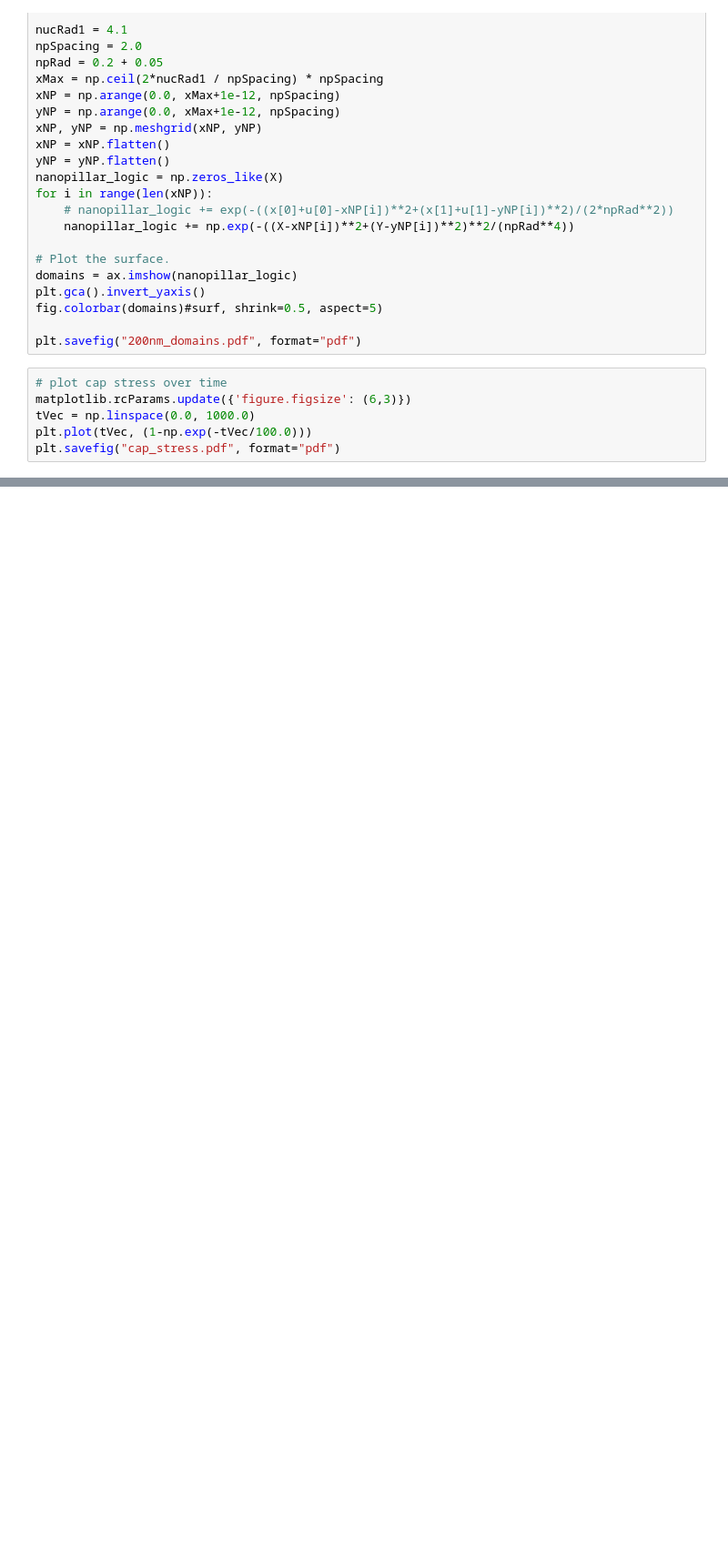
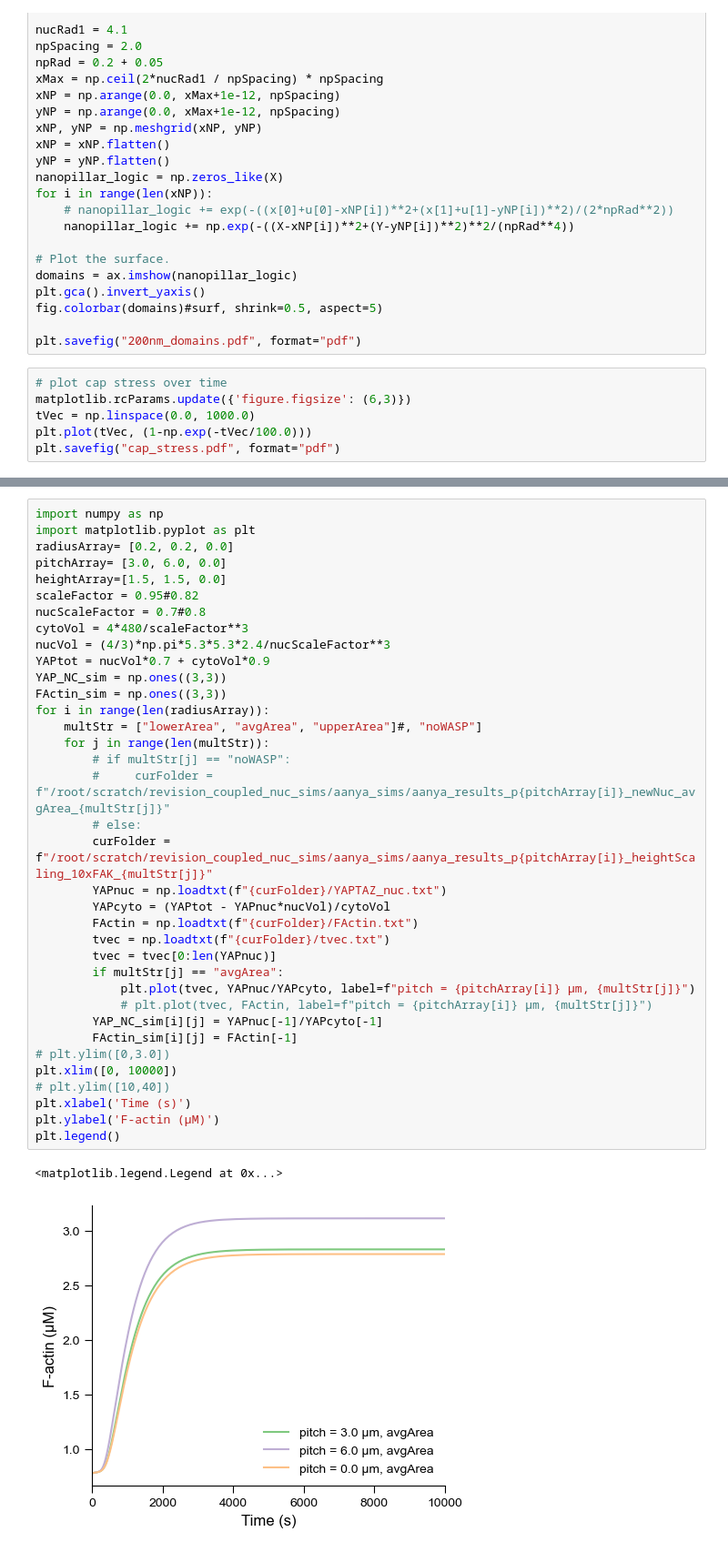
Before and after one commit to RangamaniLabUCSD/smart-mechanotransduction, a Jupyter notebook: plotting/mech_figs.ipynb, the cells around one changed output, grey strips where cells are left out. Shown at 91% size. Cells and saved outputs as stored; diff of their text form; blank space fills up the shorter version.

```diff
--- a/plotting/mech_figs.ipynb
+++ b/plotting/mech_figs.ipynb
@@ -396,0 +724,39 @@ plt.savefig("cap_stress.pdf", format="pdf")
+# %%
+import numpy as np
+import matplotlib.pyplot as plt
+radiusArray= [0.2, 0.2, 0.0]
+pitchArray= [3.0, 6.0, 0.0]
+heightArray=[1.5, 1.5, 0.0]
+scaleFactor = 0.95#0.82
+nucScaleFactor = 0.7#0.8
+cytoVol = 4*480/scaleFactor**3
+nucVol = (4/3)*np.pi*5.3*5.3*2.4/nucScaleFactor**3
+YAPtot = nucVol*0.7 + cytoVol*0.9
+YAP_NC_sim = np.ones((3,3))
+FActin_sim = np.ones((3,3))
+for i in range(len(radiusArray)):
+    multStr = ["lowerArea", "avgArea", "upperArea"]#, "noWASP"]
+    for j in range(len(multStr)):
+        # if multStr[j] == "noWASP":
+        #     curFolder = f"/root/scratch/revision_coupled_nuc_sims/aanya_sims/aanya_results_p{pitchArray[i]}_newNuc_avgArea_{multStr[j]}"
+        # else:
+        curFolder = f"/root/scratch/revision_coupled_nuc_sims/aanya_sims/aanya_results_p{pitchArray[i]}_heightScaling_10xFAK_{multStr[j]}"
+        YAPnuc = np.loadtxt(f"{curFolder}/YAPTAZ_nuc.txt")
+        YAPcyto = (YAPtot - YAPnuc*nucVol)/cytoVol
+        FActin = np.loadtxt(f"{curFolder}/FActin.txt")
+        tvec = np.loadtxt(f"{curFolder}/tvec.txt")
+        tvec = tvec[0:len(YAPnuc)]
+        if multStr[j] == "avgArea":
+            plt.plot(tvec, YAPnuc/YAPcyto, label=f"pitch = {pitchArray[i]} µm, {multStr[j]}")
+            # plt.plot(tvec, FActin, label=f"pitch = {pitchArray[i]} µm, {multStr[j]}")
+        YAP_NC_sim[i][j] = YAPnuc[-1]/YAPcyto[-1]
+        FActin_sim[i][j] = FActin[-1]
+# plt.ylim([0,3.0])
+plt.xlim([0, 10000])
+# plt.ylim([10,40])
+plt.xlabel('Time (s)')
+plt.ylabel('F-actin (µM)')
+plt.legend()
+# %% [output]
+<matplotlib.legend.Legend at 0x...>
+[figure, added]
```
Also changed, not shown: parts of 15 cells of this notebook, 13 other files.
